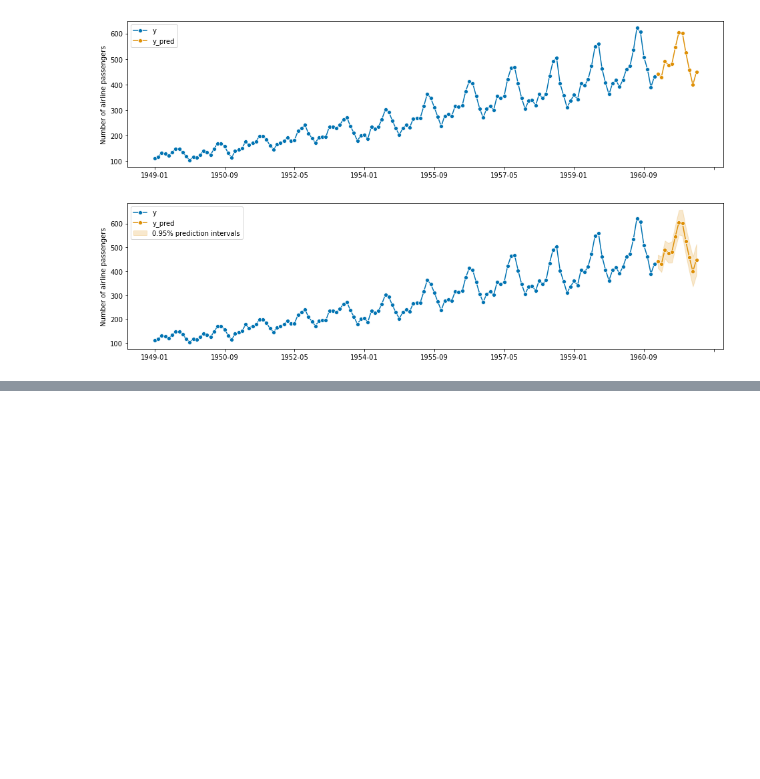
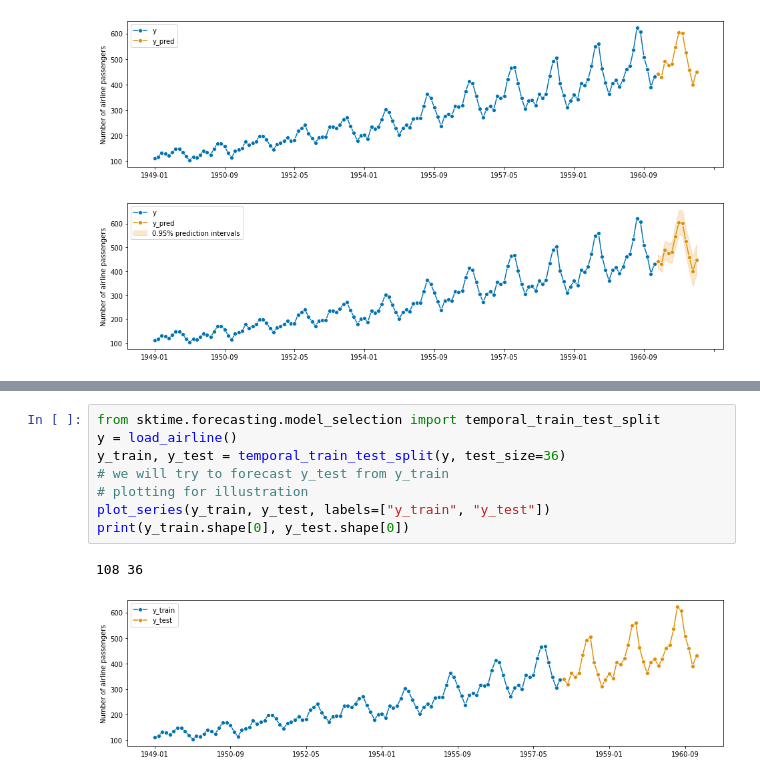
Before and after one commit to TNTran92/sktime, a Jupyter notebook: introduction_to_sktime/01 - Basic Forecasting Workflow.ipynb, the cells around one changed output, grey strips where cells are left out. Drawn from its saved outputs; the diff is of its cells as text; blank space fills up the shorter version.

```diff
--- a/introduction_to_sktime/01 - Basic Forecasting Workflow.ipynb
+++ b/introduction_to_sktime/01 - Basic Forecasting Workflow.ipynb
@@ -322,0 +348,11 @@ ax.legend();
+# %%
+from sktime.forecasting.model_selection import temporal_train_test_split
+y = load_airline()
+y_train, y_test = temporal_train_test_split(y, test_size=36)
+# we will try to forecast y_test from y_train
+# plotting for illustration
+plot_series(y_train, y_test, labels=["y_train", "y_test"])
+print(y_train.shape[0], y_test.shape[0])
+# %% [output]
+108 36
+[figure, added]
```
Also changed, not shown: parts of 10 cells of this notebook, 1 other file.
